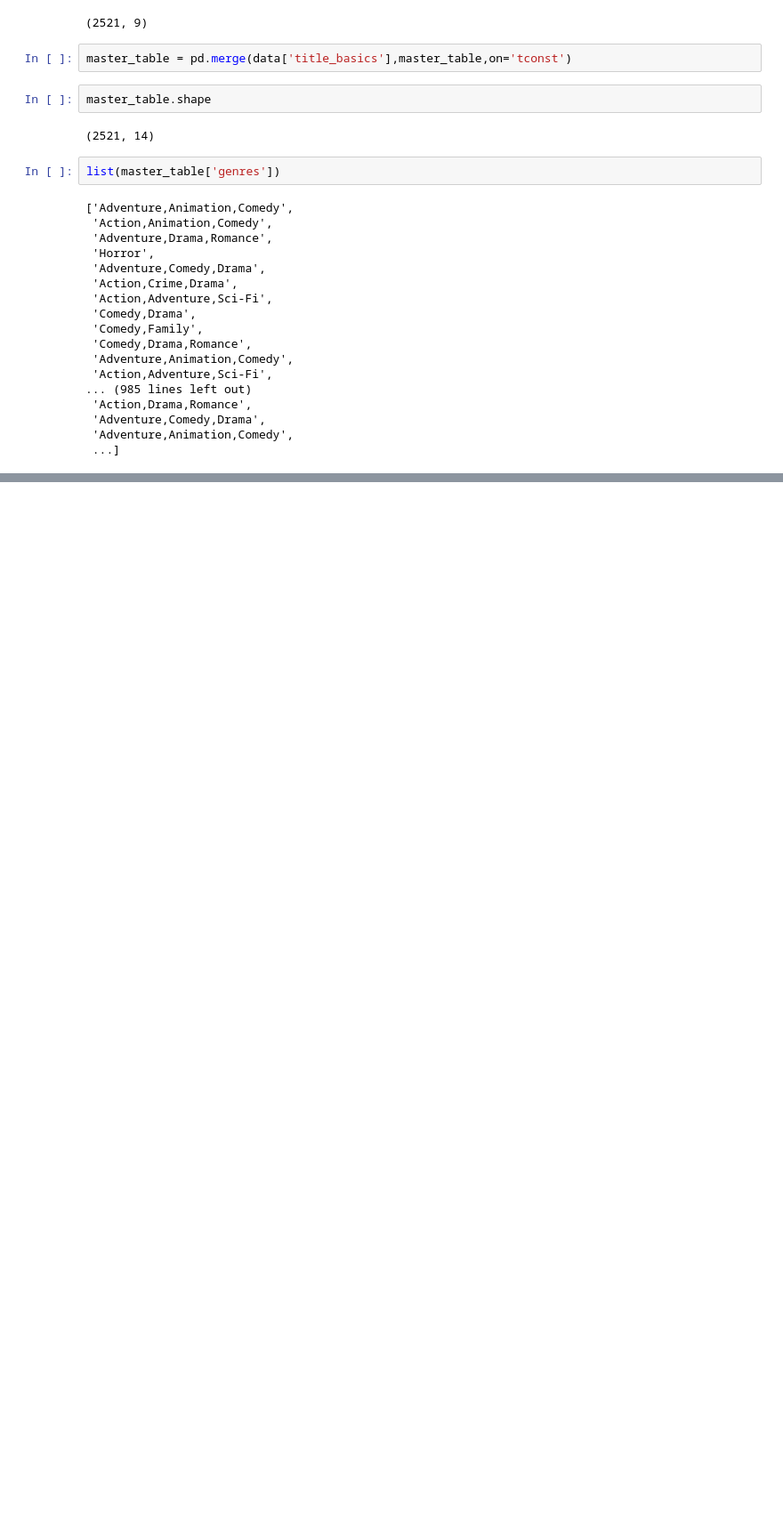
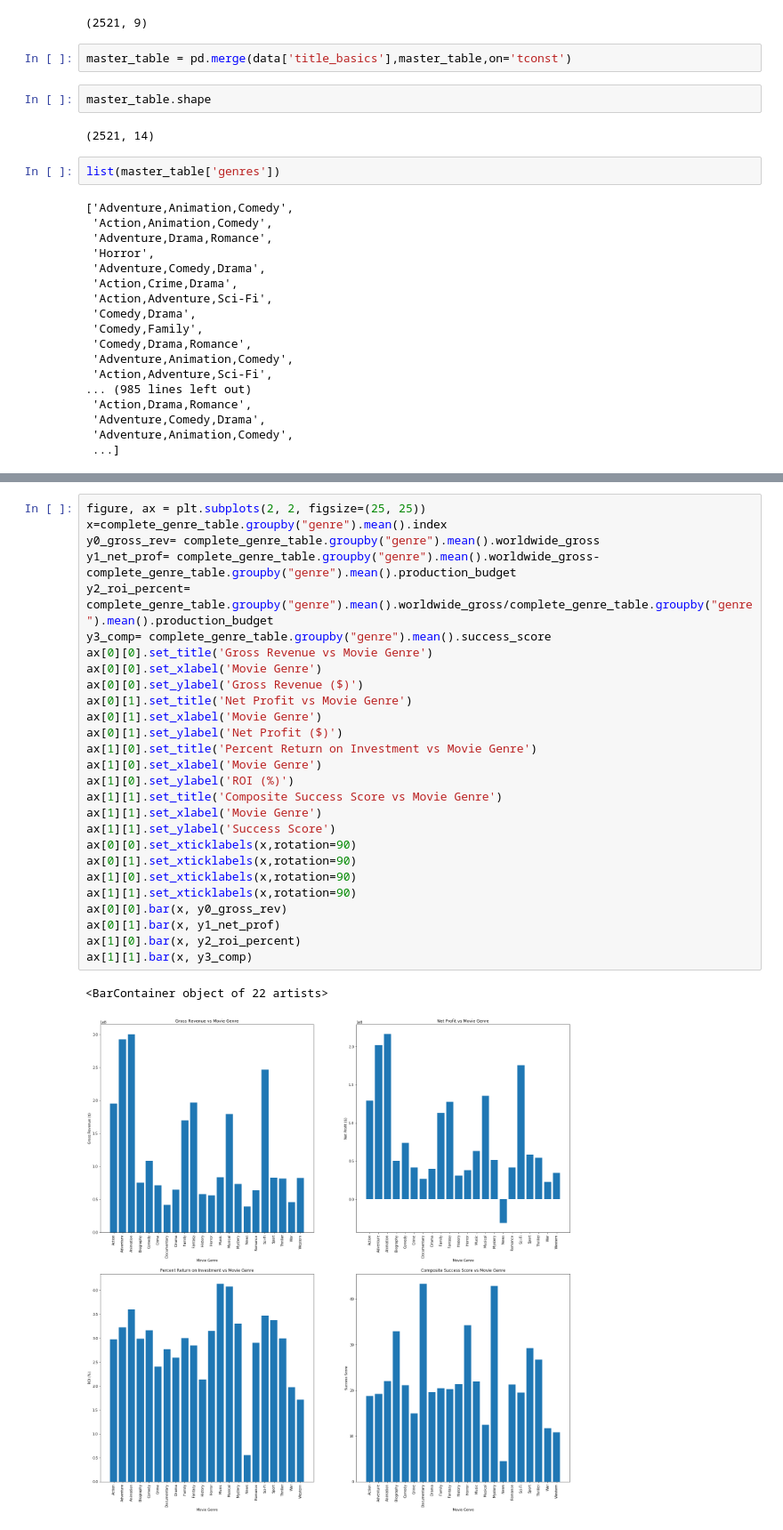
Before and after one commit to benspils/movie-content-analysis, a Jupyter notebook: Setting Up Data.ipynb, the cells around one changed output, grey strips where cells are left out. Shown at 89% size. Cells and saved outputs as stored; diff of their text form; blank space fills up the shorter version.

```diff
--- a/Setting Up Data.ipynb
+++ b/Setting Up Data.ipynb
@@ -219,0 +262,30 @@ Name: success_score, dtype: float64
+# %%
+figure, ax = plt.subplots(2, 2, figsize=(25, 25))
+x=complete_genre_table.groupby("genre").mean().index
+y0_gross_rev= complete_genre_table.groupby("genre").mean().worldwide_gross
+y1_net_prof= complete_genre_table.groupby("genre").mean().worldwide_gross-complete_genre_table.groupby("genre").mean().production_budget
+y2_roi_percent= complete_genre_table.groupby("genre").mean().worldwide_gross/complete_genre_table.groupby("genre").mean().production_budget
+y3_comp= complete_genre_table.groupby("genre").mean().success_score
+ax[0][0].set_title('Gross Revenue vs Movie Genre')
+ax[0][0].set_xlabel('Movie Genre')
+ax[0][0].set_ylabel('Gross Revenue ($)')
+ax[0][1].set_title('Net Profit vs Movie Genre')
+ax[0][1].set_xlabel('Movie Genre')
+ax[0][1].set_ylabel('Net Profit ($)')
+ax[1][0].set_title('Percent Return on Investment vs Movie Genre')
+ax[1][0].set_xlabel('Movie Genre')
+ax[1][0].set_ylabel('ROI (%)')
+ax[1][1].set_title('Composite Success Score vs Movie Genre')
+ax[1][1].set_xlabel('Movie Genre')
+ax[1][1].set_ylabel('Success Score')
+ax[0][0].set_xticklabels(x,rotation=90)
+ax[0][1].set_xticklabels(x,rotation=90)
+ax[1][0].set_xticklabels(x,rotation=90)
+ax[1][1].set_xticklabels(x,rotation=90)
+ax[0][0].bar(x, y0_gross_rev)
+ax[0][1].bar(x, y1_net_prof)
+ax[1][0].bar(x, y2_roi_percent)
+ax[1][1].bar(x, y3_comp)
+# %% [output]
+<BarContainer object of 22 artists>
+[figure, added]
```
Also changed, not shown: parts of 19 cells of this notebook.
